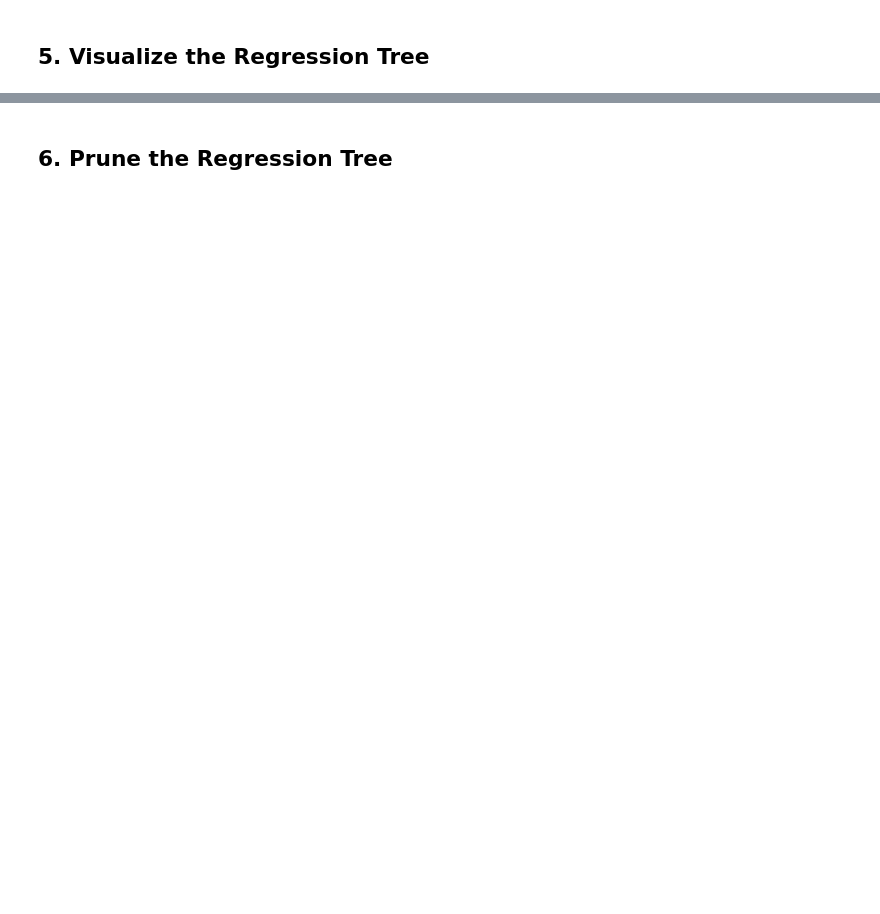
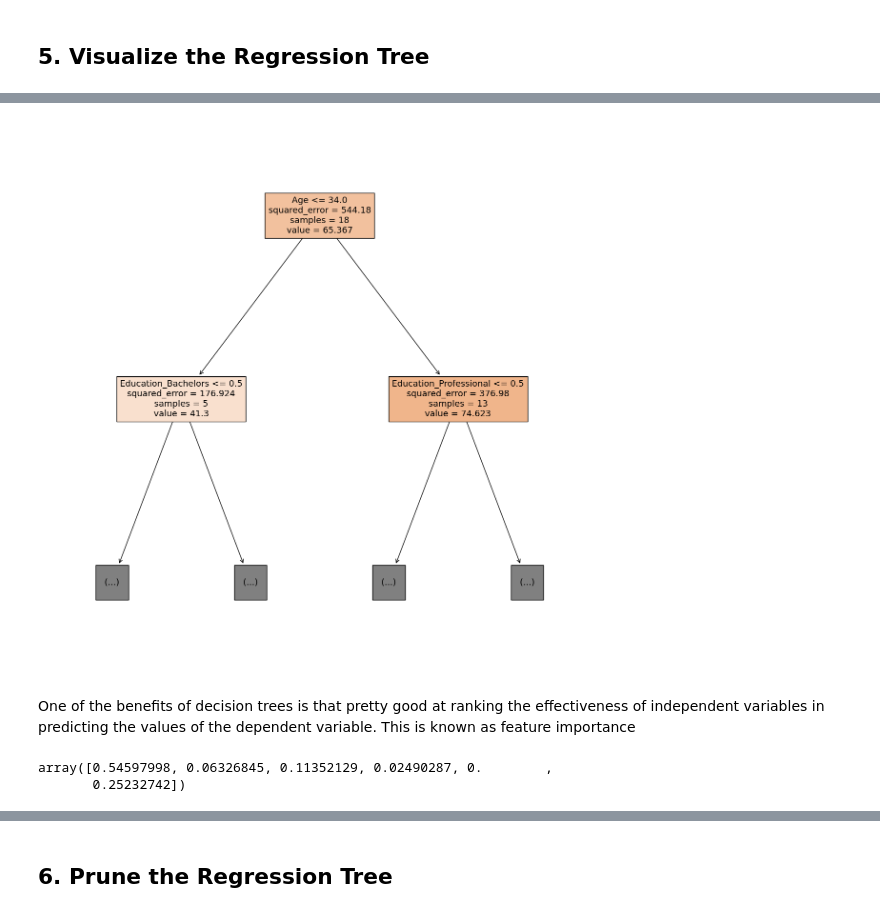
Before and after one commit to ArifAygun/ArifAygun-Machine-Learning-with-Python-Decision-Trees, a Jupyter notebook: AA__linked_03b_decesion_tree.ipynb, the cells around one changed output, grey strips where cells are left out. Saved outputs shown, nothing was run; the diff lists cells and outputs as text; code cells hidden in the pictures; blank space fills up the shorter version.

```diff
--- a/AA__linked_03b_decesion_tree.ipynb
+++ b/AA__linked_03b_decesion_tree.ipynb
@@ -134,6 +170,20 @@ tree.plot_tree();
+# %%
+from sklearn import tree
+plt.figure(figsize = (15,15))
+tree.plot_tree(model,
+               feature_names = list(X_train.columns),
+               filled = True,
+               max_depth = 1);
+# %% [output]
+[figure, added]
+# %% [markdown]
+One of the benefits of decision trees is that pretty good at ranking the effectiveness of independent variables in predicting the values of the dependent variable. This is known as feature importance
 # %%
+importance = model.feature_importances_
 importance
-importance
+# %% [output]
+array([0.54597998, 0.06326845, 0.11352129, 0.02490287, 0.        ,
+       0.25232742])
 # %%
 feature_importance = pd.Series(importance, index = X_train.columns)
 feature_importance.sort_values().plot(kind = 'bar')
```
Also changed, not shown: parts of 32 cells of this notebook.
